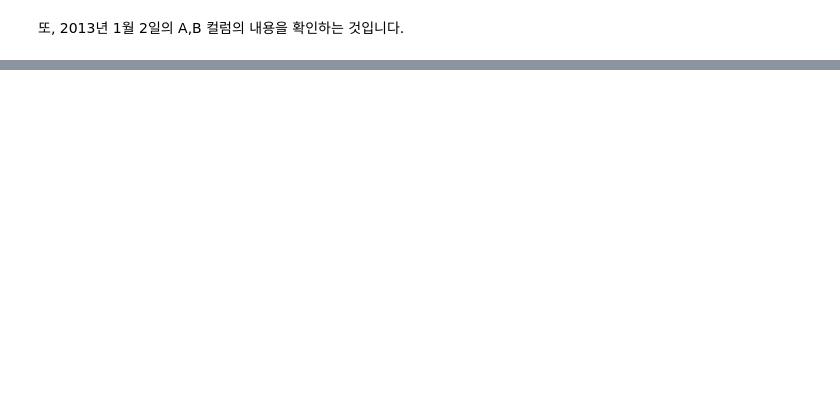
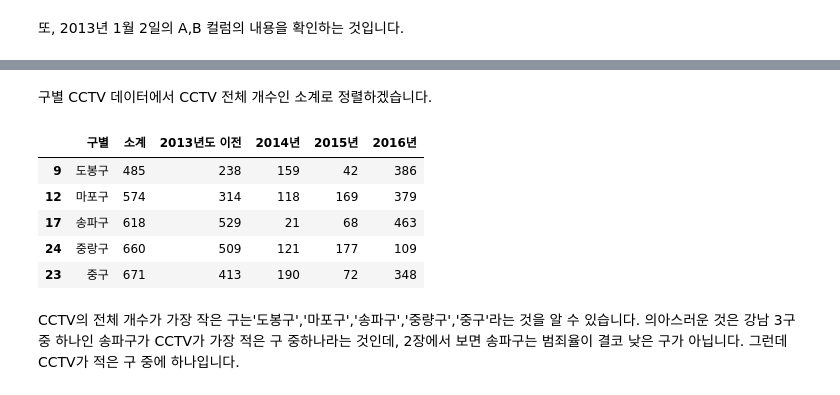
Before and after one commit to choiuikang/data_python, a Jupyter notebook: chapter-1.ipynb, the cells around one changed output, grey strips where cells are left out. Drawn from its saved outputs; the diff is of its cells as text; code cells hidden in the pictures; blank space fills up the shorter version.

```diff
--- a/chapter-1.ipynb
+++ b/chapter-1.ipynb
@@ -293,0 +456,13 @@ df.loc[dates[0],'A']
+# %% [markdown]
+구별 CCTV 데이터에서 CCTV 전체 개수인 소계로 정렬하겠습니다.
+# %%
+CCTV_Seoul.sort_values(by='소계', ascending=True).head(5)
+# %% [output]
+|  | 구별 | 소계 | 2013년도 이전 | 2014년 | 2015년 | 2016년 |
+| 9 | 도봉구 | 485 | 238 | 159 | 42 | 386 |
+| 12 | 마포구 | 574 | 314 | 118 | 169 | 379 |
+| 17 | 송파구 | 618 | 529 | 21 | 68 | 463 |
+| 24 | 중랑구 | 660 | 509 | 121 | 177 | 109 |
+| 23 | 중구 | 671 | 413 | 190 | 72 | 348 |
+# %% [markdown]
+CCTV의 전체 개수가 가장 작은 구는'도봉구','마포구','송파구','중량구','중구'라는 것을 알 수 있습니다. 의아스러운 것은 강남 3구중 하나인 송파구가 CCTV가 가장 적은 구 중하나라는 것인데, 2장에서 보면 송파구는 범죄율이 결코 낮은 구가 아닙니다. 그런데 CCTV가 적은 구 중에 하나입니다.
```
Also changed, not shown: parts of 46 cells of this notebook.
